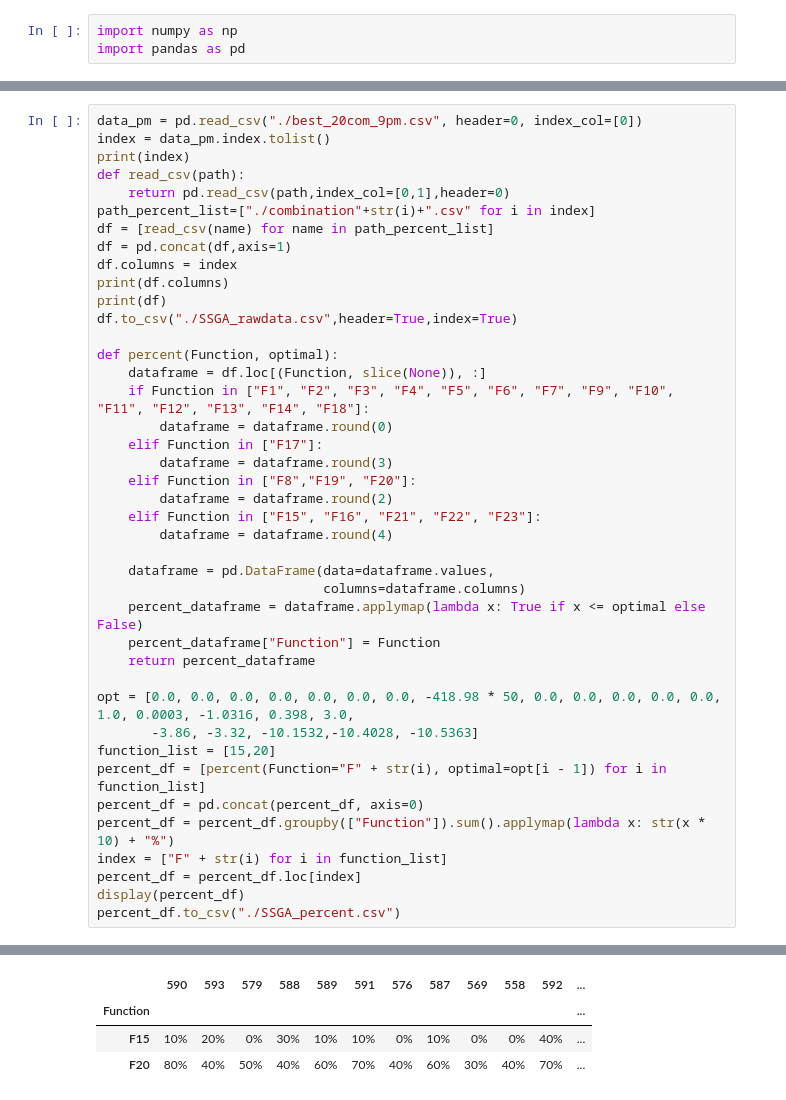
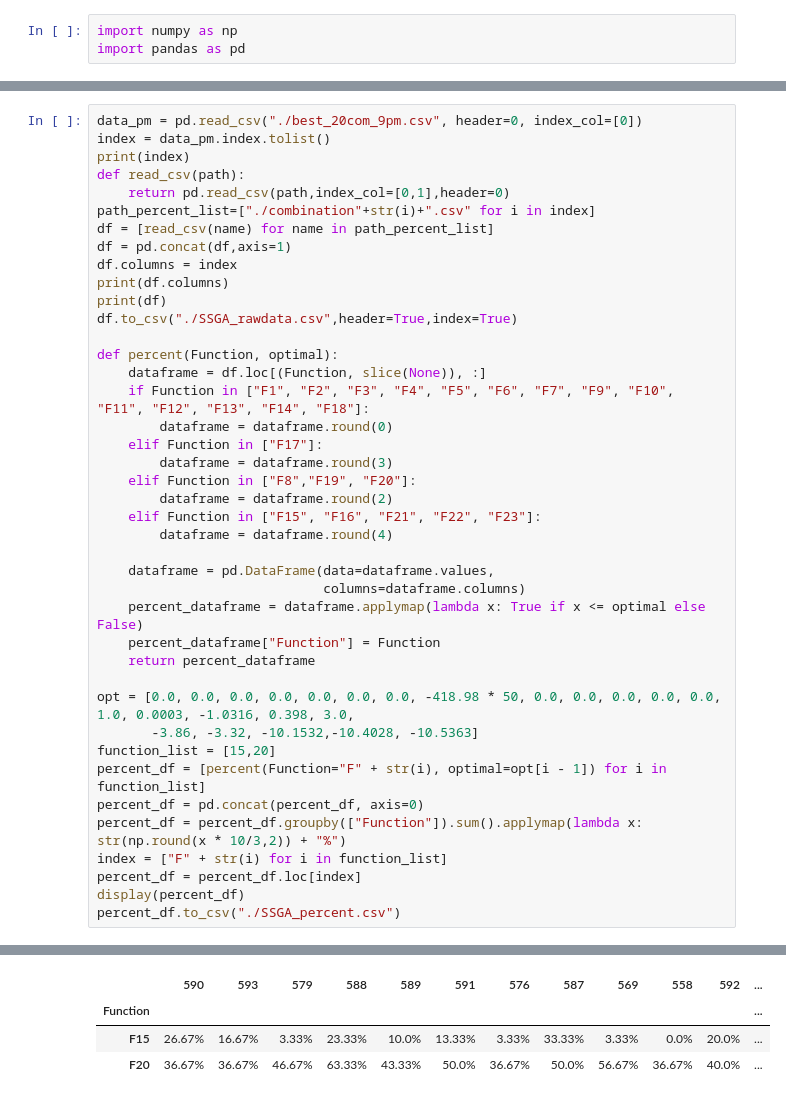
Before and after one commit to JIAOJIAOMEI/Evolution_algorithm, a Jupyter notebook: Experiment10/SSGA30/combine_budget.ipynb, the cells around one changed output, grey strips where cells are left out. Saved outputs shown, nothing was run; the diff lists cells and outputs as text.

```diff
--- a/Experiment10/SSGA30/combine_budget.ipynb
+++ b/Experiment10/SSGA30/combine_budget.ipynb
@@ -68,7 +68,7 @@ opt = [0.0, 0.0, 0.0, 0.0, 0.0, 0.0, 0.0, -418.98 * 50, 0.0, 0.0, 0.0, 0.0, 0.0,
 function_list = [15,20]
 percent_df = [percent(Function="F" + str(i), optimal=opt[i - 1]) for i in function_list]
 percent_df = pd.concat(percent_df, axis=0)
-percent_df = percent_df.groupby(["Function"]).sum().applymap(lambda x: str(x * 10) + "%")
+percent_df = percent_df.groupby(["Function"]).sum().applymap(lambda x: str(np.round(x * 10/3,2)) + "%")
 index = ["F" + str(i) for i in function_list]
 percent_df = percent_df.loc[index]
 display(percent_df)
@@ -94,4 +94,4 @@ F15 Times1   0.000364  0.020363  0.000457  0.000347  0.000350  0.020363
 |  | 590 | 593 | 579 | 588 | 589 | 591 | 576 | 587 | 569 | 558 | 592 | ... |
 | Function |  |  |  |  |  |  |  |  |  |  |  | ... |
-| F15 | 10% | 20% | 0% | 30% | 10% | 10% | 0% | 10% | 0% | 0% | 40% | ... |
-| F20 | 80% | 40% | 50% | 40% | 60% | 70% | 40% | 60% | 30% | 40% | 70% | ... |
+| F15 | 26.67% | 16.67% | 3.33% | 23.33% | 10.0% | 13.33% | 3.33% | 33.33% | 3.33% | 0.0% | 20.0% | ... |
+| F20 | 36.67% | 36.67% | 46.67% | 63.33% | 43.33% | 50.0% | 36.67% | 50.0% | 56.67% | 36.67% | 40.0% | ... |
```
Also changed, not shown: parts of 2 cells of this notebook, 45 other files.
